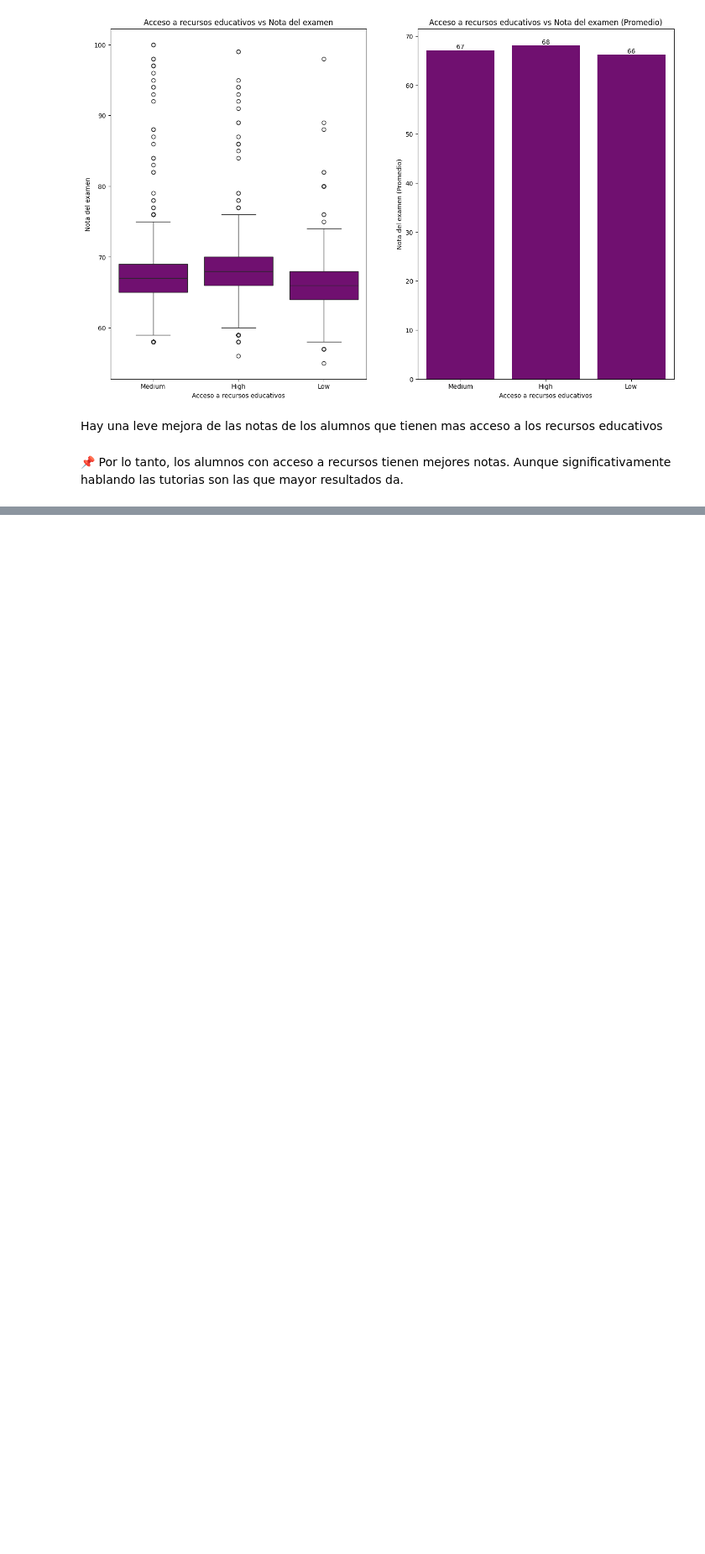
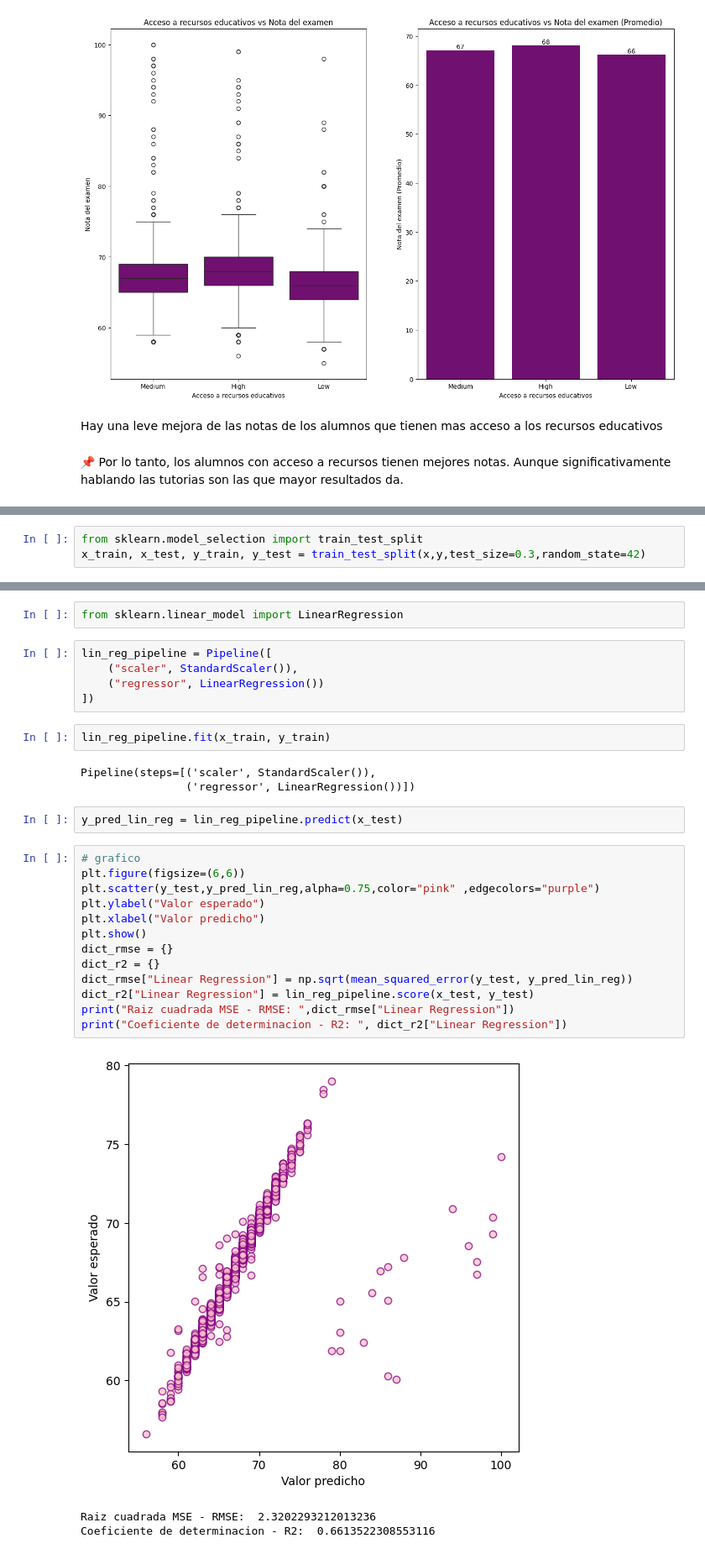
Before and after one commit to LuqGon/student_performance_factor-dsproject, a Jupyter notebook: student_performance_factors.ipynb, the cells around one changed output, grey strips where cells are left out. Shown at 84% size. Saved outputs shown, nothing was run; the diff lists cells and outputs as text; blank space fills up the shorter version.

Commit message:
Se agrega entrenamiento de modelos

```diff
--- a/student_performance_factors.ipynb
+++ b/student_performance_factors.ipynb
@@ -745,0 +789,3 @@ Hay una leve mejora de las notas de los alumnos que tienen mas acceso a los recu
+# %%
+from sklearn.model_selection import train_test_split
+x_train, x_test, y_train, y_test = train_test_split(x,y,test_size=0.3,random_state=42)
@@ -745,0 +798,31 @@ Hay una leve mejora de las notas de los alumnos que tienen mas acceso a los recu
+# %%
+from sklearn.linear_model import LinearRegression
+# %%
+lin_reg_pipeline = Pipeline([
+    ("scaler", StandardScaler()),
+    ("regressor", LinearRegression())
+])
+# %%
+lin_reg_pipeline.fit(x_train, y_train)
+# %% [output]
+Pipeline(steps=[('scaler', StandardScaler()),
+                ('regressor', LinearRegression())])
+# %%
+y_pred_lin_reg = lin_reg_pipeline.predict(x_test)
+# %%
+# grafico
+plt.figure(figsize=(6,6))
+plt.scatter(y_test,y_pred_lin_reg,alpha=0.75,color="pink" ,edgecolors="purple")
+plt.ylabel("Valor esperado")
+plt.xlabel("Valor predicho")
+plt.show()
+dict_rmse = {}
+dict_r2 = {}
+dict_rmse["Linear Regression"] = np.sqrt(mean_squared_error(y_test, y_pred_lin_reg))
+dict_r2["Linear Regression"] = lin_reg_pipeline.score(x_test, y_test)
+print("Raiz cuadrada MSE - RMSE: ",dict_rmse["Linear Regression"])
+print("Coeficiente de determinacion - R2: ", dict_r2["Linear Regression"])
+# %% [output]
+[figure, added]
+Raiz cuadrada MSE - RMSE:  2.3202293212013236
+Coeficiente de determinacion - R2:  0.6613522308553116
```
Also changed, not shown: parts of 36 cells of this notebook.
